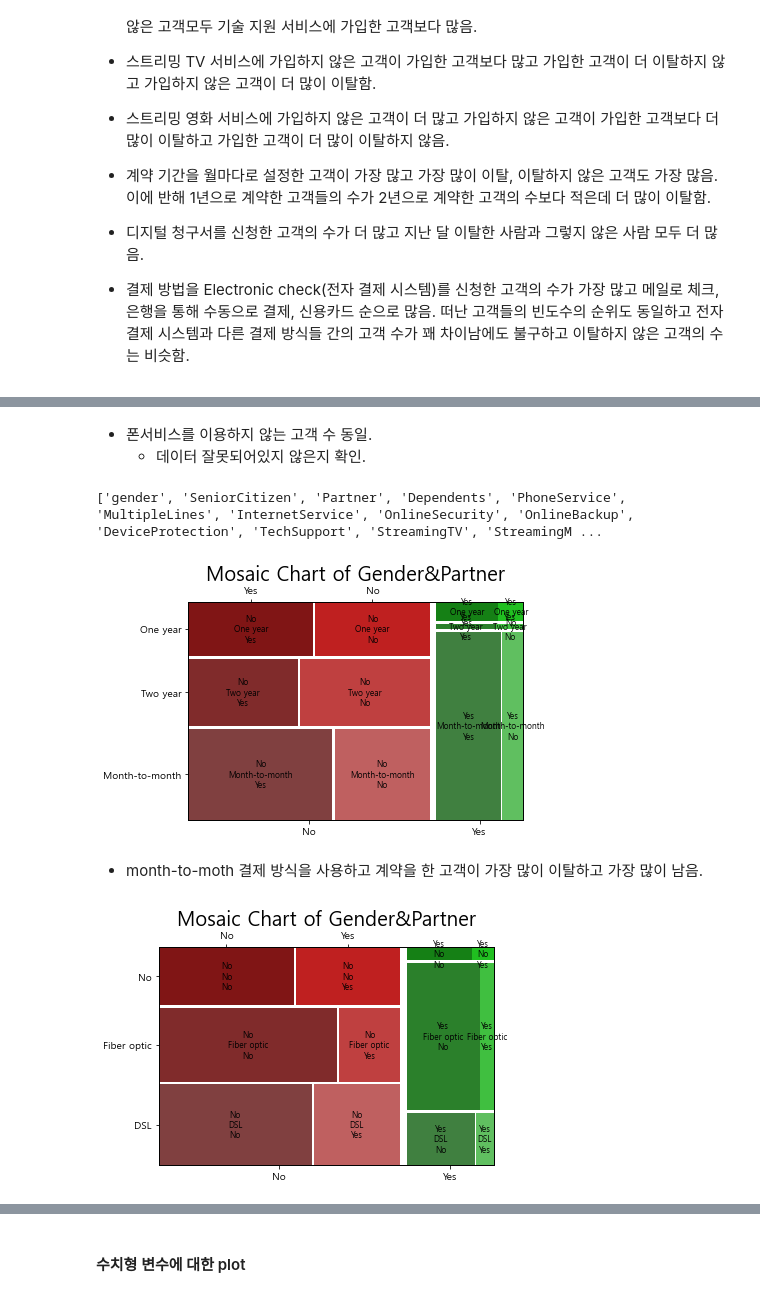
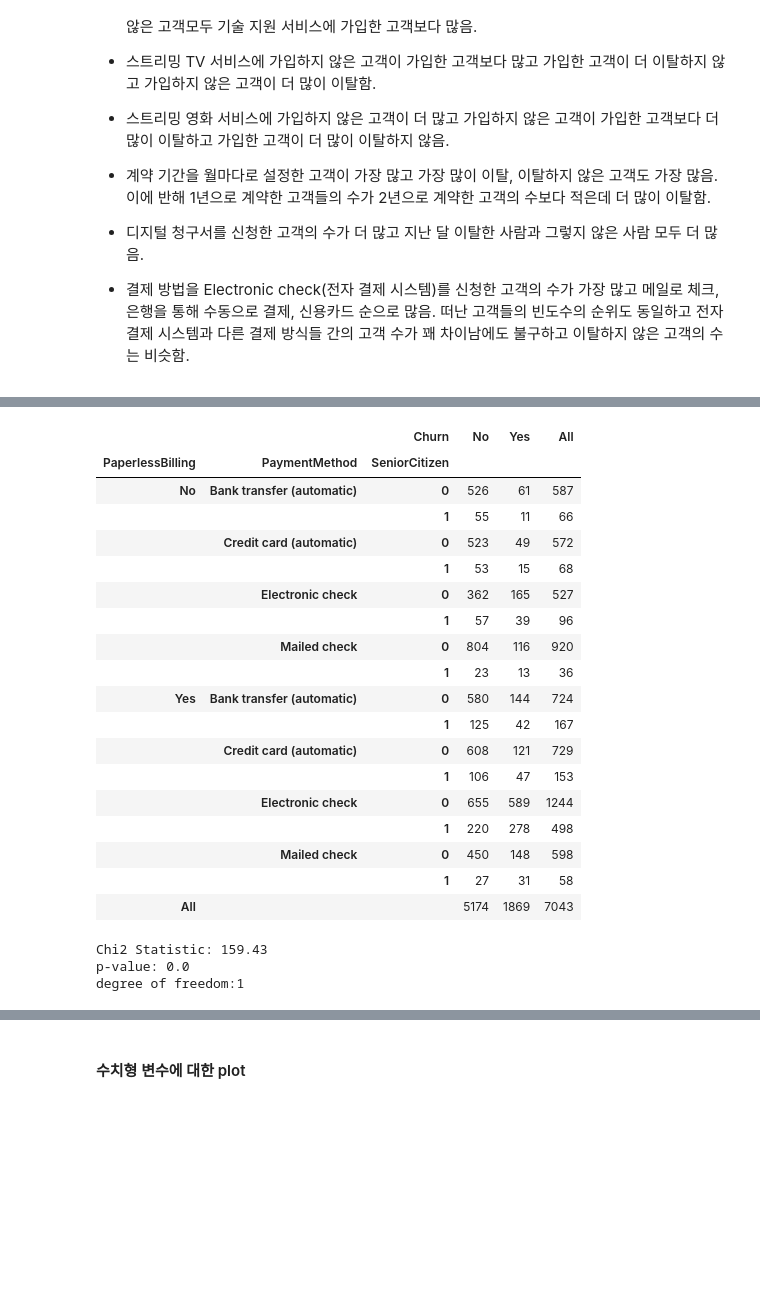
Before and after one commit to parkseonga/Kaggle_EDA, a Jupyter notebook: Practical training/Telco Customer.ipynb, the cells around one changed output, grey strips where cells are left out. Saved outputs shown, nothing was run; the diff lists cells and outputs as text; code cells hidden in the pictures; blank space fills up the shorter version.

```diff
--- a/Practical training/Telco Customer.ipynb
+++ b/Practical training/Telco Customer.ipynb
@@ -257,24 +244,29 @@ Name: MultipleLines, dtype: int64
-# %% [markdown]
-* 폰서비스를 이용하지 않는 고객 수 동일.
-    * 데이터 잘못되어있지 않은지 확인.
-# %%
-print(category_feature)
-# %% [output]
-['gender', 'SeniorCitizen', 'Partner', 'Dependents', 'PhoneService', 'MultipleLines', 'InternetService', 'OnlineSecurity', 'OnlineBackup', 'DeviceProtection', 'TechSupport', 'StreamingTV', 'StreamingM ...
-# %%
-mosaic(df.sort_values('Churn'), ['Churn', 'Contract', 'PaperlessBilling'], gap = 0.02)
-# sort_values 에 있는 컬럼 기준으로 x축
-plt.title('Mosaic Chart of Gender&Partner', fontsize=20)
-plt.show()
-# %% [output]
-[figure, removed]
-# %% [markdown]
-* month-to-moth 결제 방식을 사용하고 계약을 한 고객이 가장 많이 이탈하고 가장 많이 남음.
-# %%
-mosaic(df.sort_values('Churn'), ['Churn', 'InternetService', 'Dependents'], gap = 0.02)
-# sort_values 에 있는 컬럼 기준으로 x축
-plt.title('Mosaic Chart of Gender&Partner', fontsize=20)
-
-plt.show()
-# %% [output]
-[figure, removed]
+# %%
+pd.crosstab([df.PaperlessBilling,df.PaymentMethod,df.SeniorCitizen],df.Churn,margins=True).style.background_gradient(cmap='gray_r')
+# %% [output]
+|  |  | Churn | No | Yes | All |
+| PaperlessBilling | PaymentMethod | SeniorCitizen |  |  |  |
+| No | Bank transfer (automatic) | 0 | 526 | 61 | 587 |
+|  |  | 1 | 55 | 11 | 66 |
+|  | Credit card (automatic) | 0 | 523 | 49 | 572 |
+|  |  | 1 | 53 | 15 | 68 |
+|  | Electronic check | 0 | 362 | 165 | 527 |
+|  |  | 1 | 57 | 39 | 96 |
+|  | Mailed check | 0 | 804 | 116 | 920 |
+|  |  | 1 | 23 | 13 | 36 |
+| Yes | Bank transfer (automatic) | 0 | 580 | 144 | 724 |
+|  |  | 1 | 125 | 42 | 167 |
+|  | Credit card (automatic) | 0 | 608 | 121 | 729 |
+|  |  | 1 | 106 | 47 | 153 |
+|  | Electronic check | 0 | 655 | 589 | 1244 |
+|  |  | 1 | 220 | 278 | 498 |
+|  | Mailed check | 0 | 450 | 148 | 598 |
+|  |  | 1 | 27 | 31 | 58 |
+| All |  |  | 5174 | 1869 | 7043 |
+# %%
+chi_res  = chi2_contingency(pd.crosstab(df.SeniorCitizen, df.Churn))
+print('Chi2 Statistic: {}\np-value: {}\ndegree of freedom:{}'.format(round(chi_res[0],2), round(chi_res[1],2), round(chi_res[2],2)))
+# %% [output]
+Chi2 Statistic: 159.43
+p-value: 0.0
+degree of freedom:1
```
Also changed, not shown: parts of 20 cells of this notebook.
